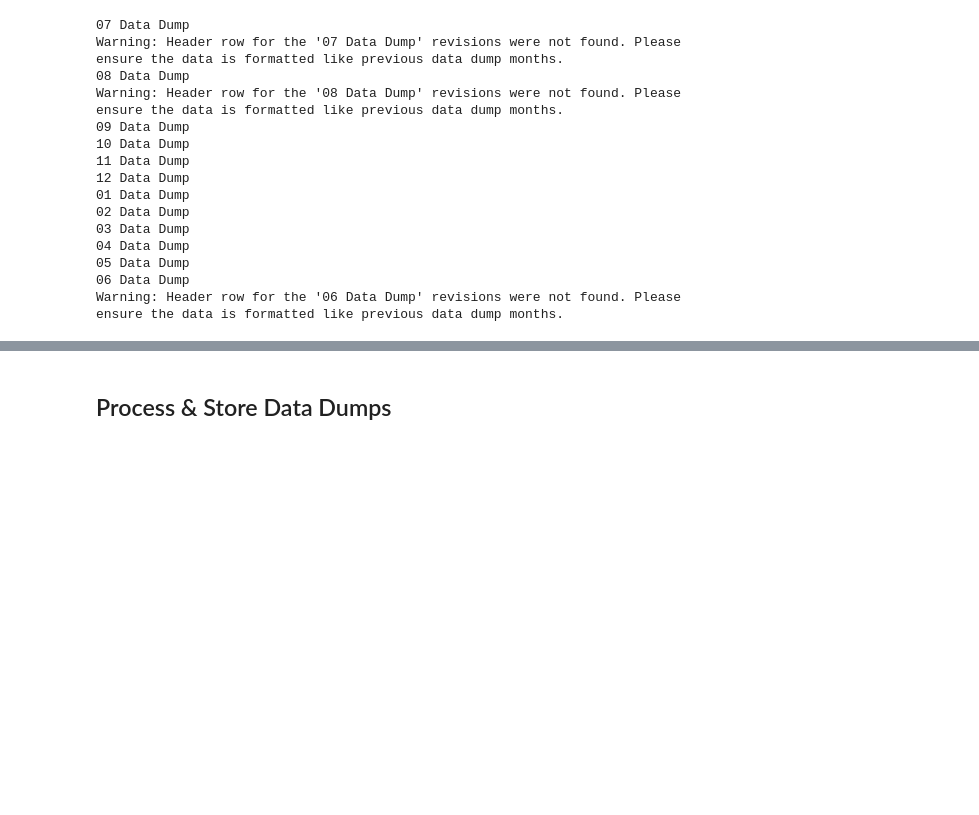
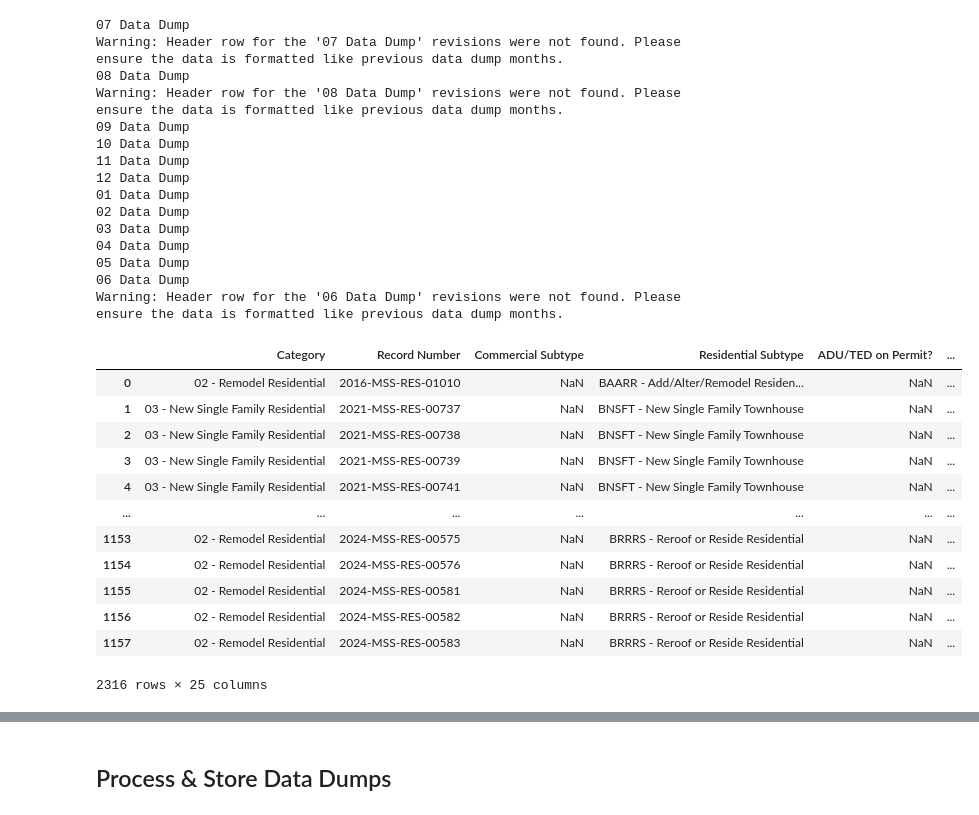
Before and after one commit to LukeWymanUM/capstone_missoula_building_permits, a Jupyter notebook: 03 Community Development Snapshots/processing_development_reports.ipynb, the cells around one changed output, grey strips where cells are left out. Cells and saved outputs as stored; diff of their text form; code cells hidden in the pictures; blank space fills up the shorter version.

```diff
--- a/03 Community Development Snapshots/processing_development_reports.ipynb
+++ b/03 Community Development Snapshots/processing_development_reports.ipynb
@@ -671,3 +676,19 @@ Warning: Header row for the '08 Data Dump' revisions were not found. Please ensu
 05 Data Dump
 06 Data Dump
 Warning: Header row for the '06 Data Dump' revisions were not found. Please ensure the data is formatted like previous data dump months.
+# %%
+data
+# %% [output]
+|  | Category | Record Number | Commercial Subtype | Residential Subtype | ADU/TED on Permit? | ... |
+| 0 | 02 - Remodel Residential | 2016-MSS-RES-01010 | NaN | BAARR - Add/Alter/Remodel Residen... | NaN | ... |
+| 1 | 03 - New Single Family Residential | 2021-MSS-RES-00737 | NaN | BNSFT - New Single Family Townhouse | NaN | ... |
+| 2 | 03 - New Single Family Residential | 2021-MSS-RES-00738 | NaN | BNSFT - New Single Family Townhouse | NaN | ... |
+| 3 | 03 - New Single Family Residential | 2021-MSS-RES-00739 | NaN | BNSFT - New Single Family Townhouse | NaN | ... |
+| 4 | 03 - New Single Family Residential | 2021-MSS-RES-00741 | NaN | BNSFT - New Single Family Townhouse | NaN | ... |
+| ... | ... | ... | ... | ... | ... | ... |
+| 1153 | 02 - Remodel Residential | 2024-MSS-RES-00575 | NaN | BRRRS - Reroof or Reside Residential | NaN | ... |
+| 1154 | 02 - Remodel Residential | 2024-MSS-RES-00576 | NaN | BRRRS - Reroof or Reside Residential | NaN | ... |
+| 1155 | 02 - Remodel Residential | 2024-MSS-RES-00581 | NaN | BRRRS - Reroof or Reside Residential | NaN | ... |
+| 1156 | 02 - Remodel Residential | 2024-MSS-RES-00582 | NaN | BRRRS - Reroof or Reside Residential | NaN | ... |
+| 1157 | 02 - Remodel Residential | 2024-MSS-RES-00583 | NaN | BRRRS - Reroof or Reside Residential | NaN | ... |
+2316 rows × 25 columns
```
Also changed, not shown: parts of 9 cells of this notebook.
